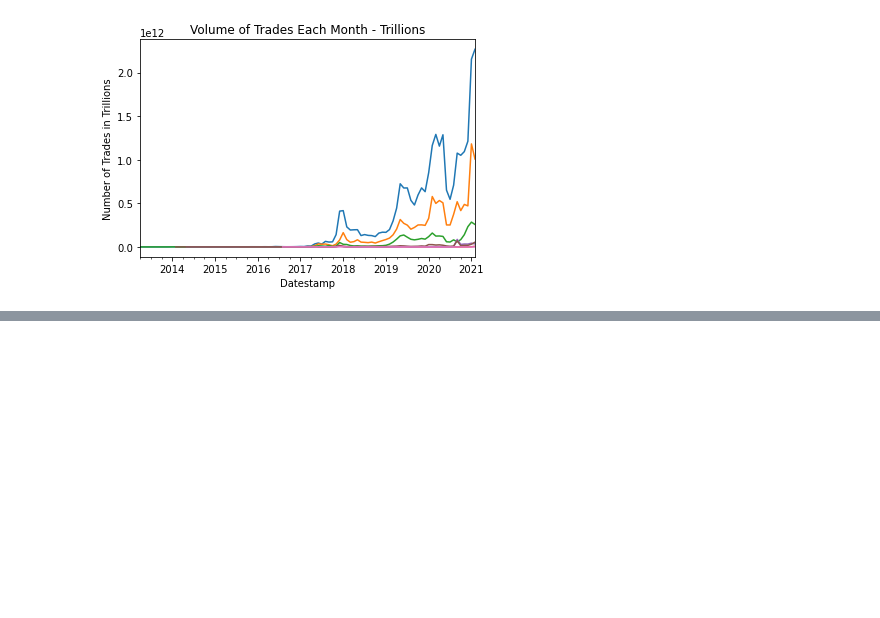
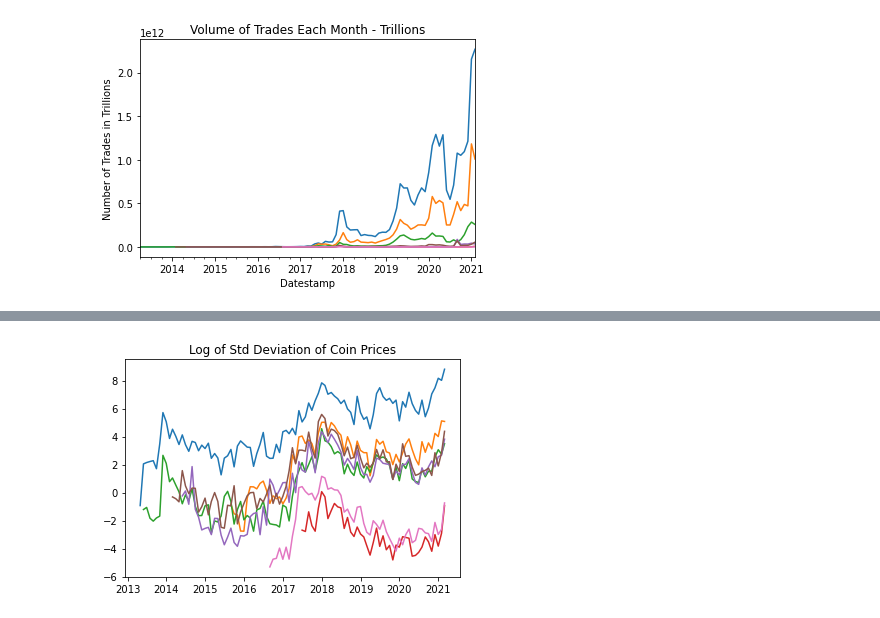
Before and after one commit to nickkyklausng/Crypto-Assignment, a Jupyter notebook: Dave-Crypto-Scratch-Notebook.ipynb, the cells around one changed output, grey strips where cells are left out. Saved outputs shown, nothing was run; the diff lists cells and outputs as text; code cells hidden in the pictures; blank space fills up the shorter version.

Commit message:
working on graphs

```diff
--- a/Dave-Crypto-Scratch-Notebook.ipynb
+++ b/Dave-Crypto-Scratch-Notebook.ipynb
@@ -272,0 +240,7 @@ Freq: M, Name: Volume, dtype: float64
+# %%
+    # exec(f"np.log({coin}_df[['Close']]).diff()")
+
+for coin in coinlist:
+    plt.figure()
+    exec(f"plt.plot(np.log({coin}_groupbymonth_df[['High']].std()))")
+    exec(f"plt.title('Log Standard Deviation of {coin} Monthly High prices')")
@@ -272,0 +249,7 @@ Freq: M, Name: Volume, dtype: float64
+# %%
+for coin in coinlist:
+    plt.figure
+    exec(f"plt.plot(np.log({coin}_groupbymonth_df[['High']].std()))")
+    plt.title('Log of Std Deviation of Coin Prices')
+# %% [output]
+[figure, added]
```
Also changed, not shown: parts of 6 cells of this notebook.
